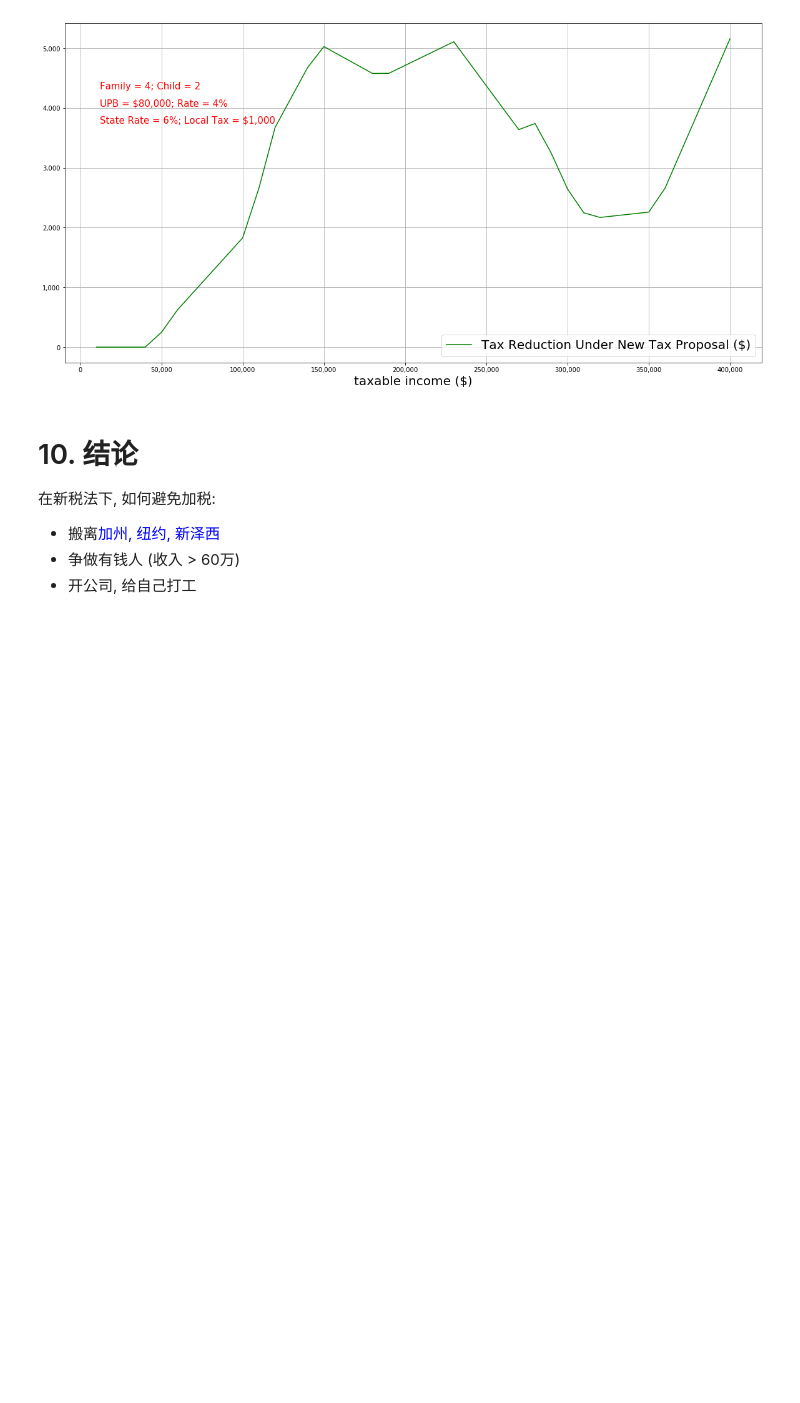
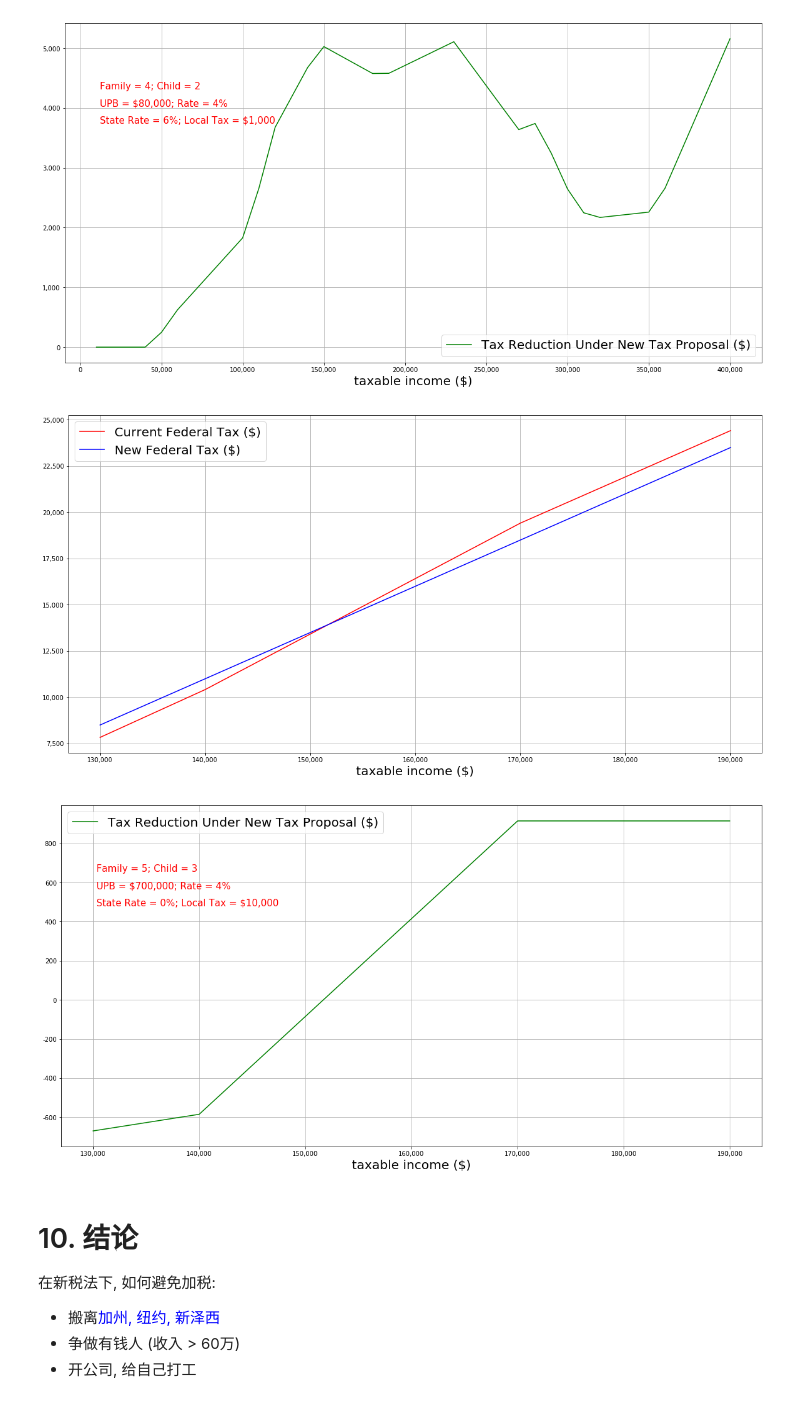
Before and after one commit to cgao/tax_reform, a Jupyter notebook: tax_reform.ipynb, the cells around one changed output. Cells and saved outputs as stored; diff of their text form; code cells hidden in the pictures; blank space fills up the shorter version.

Commit message:
added the AMT planning curve
added the AMT planning curve

```diff
--- a/tax_reform.ipynb
+++ b/tax_reform.ipynb
@@ -335,6 +335,8 @@ def tax_comparison(taxable_income, member, child, UPB, rate, efficient_state_rat
         old_tax_beforeCCTC_AMT = old_bracket(taxable_income - AMT_exemption_amount, joint = joint)
         # tax before Child after credit
         old_tax_AMT = max(0, old_tax_beforeCCTC_AMT - old_ChildCare_Credit)
+    else:
+        old_tax_AMT = 0
 
 
     if AMT_eligible(taxable_income, joint = joint):
@@ -356,6 +358,7 @@ def tax_comparison(taxable_income, member, child, UPB, rate, efficient_state_rat
 
     if detail:
         print("***********************************************")
+        print("${:,} taxable income".format(taxable_income) + ', joint = %r'%joint)
         print("%d Family Member, %d child(ren)"%(member, child))
         print('${:,} Mortgage Balance'.format(UPB) + ', %d%% Interest Rate'%(rate*100),)
         print('${:,} Local Tax'.format(local_tax) + ', %d%% State/City Tax Rate'%(efficient_state_rate*100),)
@@ -363,7 +366,7 @@ def tax_comparison(taxable_income, member, child, UPB, rate, efficient_state_rat
         table = BeautifulTable()
         table.column_headers = ["Item", "Current", "New"]
         table.append_row(["Standard Deduction", old_standard_deduction, new_standard_deduction])
-        table.append_row(["Personal Exemption", old_PersonalExemption_deduction, 0])
+        table.append_row(["Personal Exemption", old_PersonalExemption_deduction, 'NA'])
         table.append_row(["Child Care Tax Credit", old_ChildCare_Credit, new_ChildCare_Credit])
         table.append_row(["Mortgage Interest Deduction", old_MTG_IR_deduction, new_MTG_IR_deduction])
         table.append_row(["State and Local Tax Deduction", old_SALT_deduction, new_SALT_deduction])
@@ -372,15 +375,23 @@ def tax_comparison(taxable_income, member, child, UPB, rate, efficient_state_rat
         table.append_row(["Tax", tax_old, tax_new])
         print(table)
 
-
-    return [tax_old, tax_new]
+    return [tax_old, tax_new, old_tax_standard, new_tax_standard, old_tax_itemized, new_tax_itemized, old_tax_AMT]
 
 
 tax_comparison(400000, 4, 2, 1500000, 0.04, 0.09, 15000, joint = True)
 tax_comparison(300000, 4, 2, 1500000, 0.04, 0.06, 20000, joint = True)
 tax_comparison(250000, 4, 2, 700000, 0.03, 0.06, 18000, joint = True)
 tax_comparison(240000, 4, 2, 700000, 0.03, 0.06, 18000, joint = True, detail = True)
-tax_comparison(240000, 4, 2, 700000, 0.03, 0.06, 18000, joint = True, detail = True)
+tax_comparison(300000, 6, 4, 900000, 0.04, 0.06, 36000, joint = True, detail = True)
+tax_comparison(150000, 5, 3, 700000, 0.04, 0.00, 10000, joint = True, detail = True)
+
+
+tax_comparison(240000, 3, 1, 700000, 0.03, 0.06, 18000, joint = True, detail = True)
+
+print("================================")
+tax_comparison(214000, 3, 1, 700000, 0.03, 0.06, 18000, joint = True, detail = True)
+print("================================")
+tax_comparison(220000, 3, 1, 700000, 0.03, 0.06, 18000, joint = True, detail = True)
 # %% [output]
 Current Tax Should Pay: $99057.75
     Standard: $101455.53
@@ -595,6 +597,62 @@ plt.show()
 # %% [output]
 [figure]
 [figure]
+# %%
+member = 5
+child = 3
+UPB = 700000
+rate = 0.04
+efficient_state_rate = 0.00
+local_tax = 10000
+joint = True
+
+taxable_incomes = [10000*x for x in range(13, 20)]
+taxes = [tax_comparison(taxable_income, member, child, UPB, rate, efficient_state_rate, local_tax, joint = joint, display = False)  for taxable_income in taxable_incomes]
+taxes_old = [x[0] for x in taxes]
+taxes_new = [x[1] for x in taxes]
+tax_reductions = [x[0] - x[1] for x in taxes]
+
+
+
+plt.figure(figsize=(20,10))
+plt.plot(taxable_incomes, taxes_old, 'r', label = 'Current Federal Tax ($)')
+plt.plot(taxable_incomes, taxes_new, 'b', label = 'New Federal Tax ($)')
+plt.xlabel('taxable income ($)', fontsize = 20)
+#plt.xticks(np.arange(0, 1.0*1e6, 50000))
+#plt.yticks(np.arange(0, 4e5, 10000))
+ax = plt.gca()
+ax.get_xaxis().set_major_formatter(matplotlib.ticker.FuncFormatter(lambda x, p: format(int(x), ',')))
+ax.get_yaxis().set_major_formatter(matplotlib.ticker.FuncFormatter(lambda x, p: format(int(x), ',')))
+plt.legend(fontsize = 20)
+plt.grid()
+plt.show()
+
+
+plt.figure(figsize=(20,10))
+plt.plot(taxable_incomes, tax_reductions, 'g', label = 'Tax Reduction Under New Tax Proposal ($)')
+plt.xlabel('taxable income ($)', fontsize = 20)
+ax = plt.gca()
+ax.get_xaxis().set_major_formatter(matplotlib.ticker.FuncFormatter(lambda x, p: format(int(x), ',')))
+ax.get_yaxis().set_major_formatter(matplotlib.ticker.FuncFormatter(lambda x, p: format(int(x), ',')))
+ax.text(0.05, 0.80, 'Family = %d; Child = %d'%(member, child),
+        verticalalignment='bottom', horizontalalignment='left',
+        transform=ax.transAxes,
+        color='red', fontsize=15)
+ax.text(0.05, 0.75, 'UPB = ${:,}'.format(UPB) + '; Rate = %d%%'%(rate*100),
+        verticalalignment='bottom', horizontalalignment='left',
+        transform=ax.transAxes,
+        color='red', fontsize=15)
+ax.text(0.05, 0.70, 'State Rate = %d%%'%(efficient_state_rate*100) + '; Local Tax = ${:,}'.format(local_tax),
+        verticalalignment='bottom', horizontalalignment='left',
+        transform=ax.transAxes,
+        color='red', fontsize=15)
+
+plt.legend(fontsize = 20)
+plt.grid()
+plt.show()
+# %% [output]
+[figure, added]
+[figure, added]
 # %% [markdown]
 # 10. 结论
 
```
Also changed, not shown: parts of 4 cells of this notebook.
